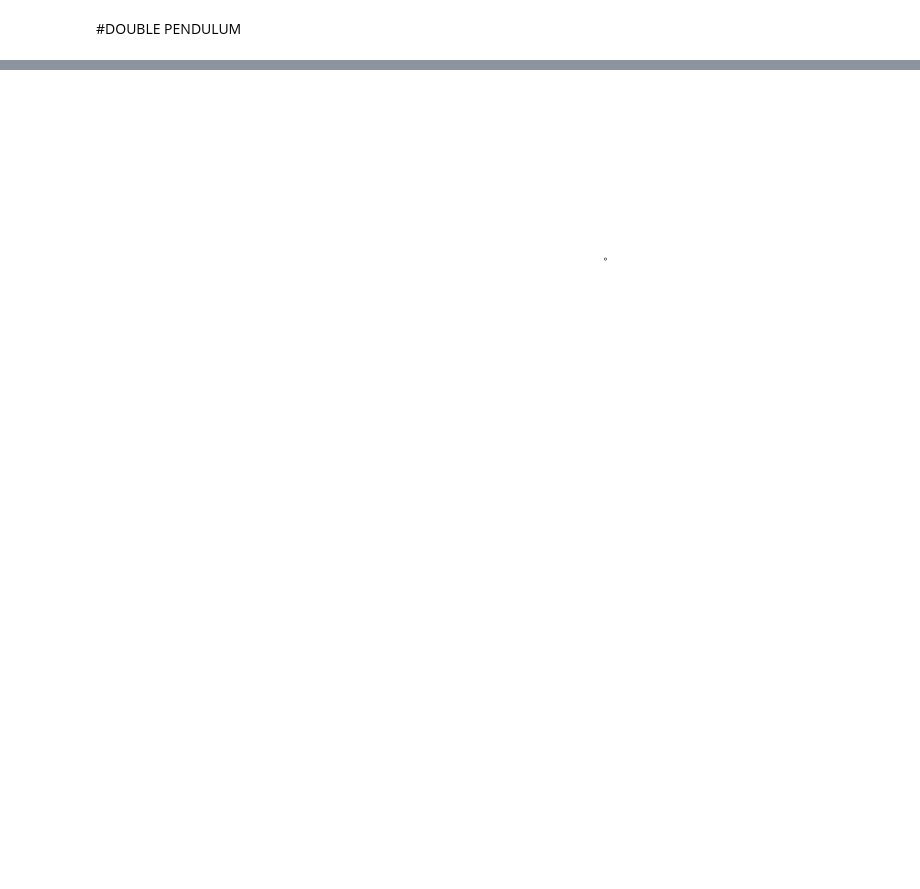
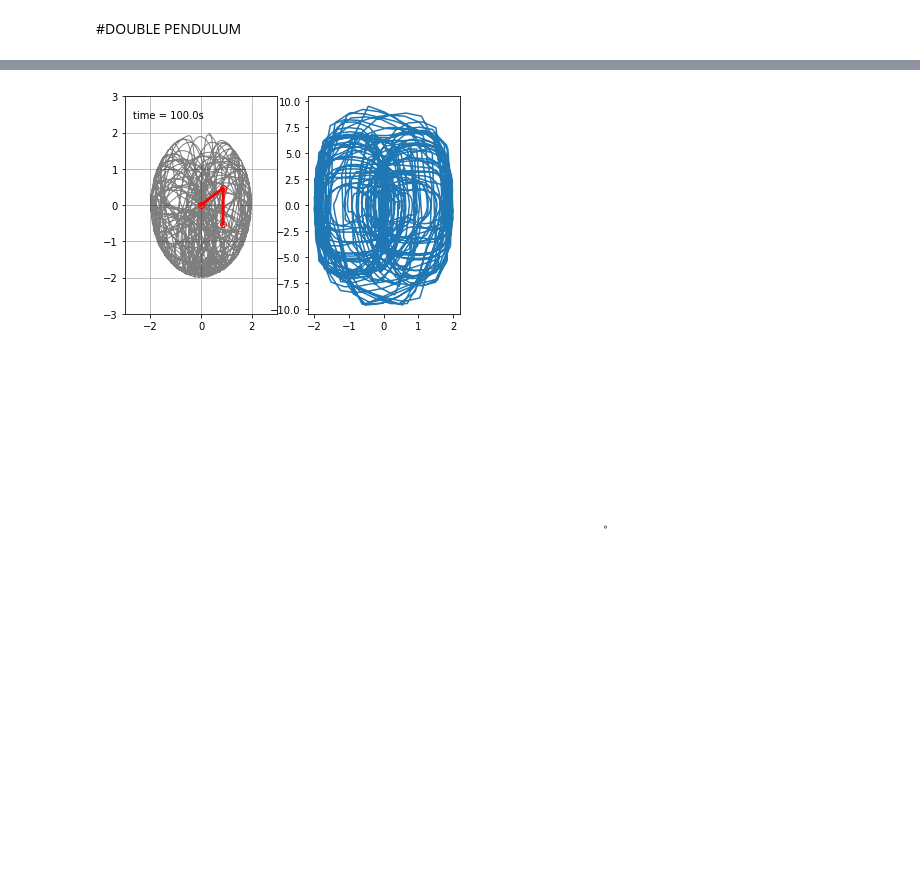
Before and after one commit to Dcal-dev/For-Study, a Jupyter notebook: For_Study_Dynamics.ipynb, the cells around one changed output, grey strips where cells are left out. Cells and saved outputs as stored; diff of their text form; code cells hidden in the pictures; blank space fills up the shorter version.

```diff
--- a/For_Study_Dynamics.ipynb
+++ b/For_Study_Dynamics.ipynb
@@ -890,9 +892,9 @@ L2=1
 m1=1
 m2=2
 
-the1=60
+the1=170
 ome1=0
-the2=80
+the2=172
 ome2=0
 
 state=np.radians([the1,ome1,the2,ome2])
@@ -943,11 +945,11 @@ ax = fig.add_subplot(121, autoscale_on=False, xlim=(-(L1+L2)*1.5, (L1+L2)*1.5),
 ax.grid()
 
 ax2 = fig.add_subplot(122,xlim=(-MAXx*1.1, MAXx*1.1), ylim=(-MAXdx*1.1, MAXdx*1.1))
-cache= ax.scatter([], [],c=[], cmap=cmap, vmin=0,vmax=1,lw=0.01)
+cache, = ax.plot([], [],'k',lw=1,alpha=0.5)
 
 
 
-line, = ax.plot([], [], 'o-', lw=2,markerfacecolor="None")
+line, = ax.plot([], [], 'ro-', lw=3,markerfacecolor="None")
 
 line2, = ax2.plot([],[])
 time_template = 'time = %.1fs'
@@ -977,17 +979,22 @@ def animate(i):
     CY.append(y2[i])
     dXdt.append(dx2dt[i])
     line2.set_data(X,dXdt)
+    cache.set_data(CX,CY)
+    '''
+    그래프 형식이 scatter일때
     cache.set_offsets(np.c_[CX,CY])
     inte= np.concatenate((np.array(inte)*0.985, np.ones(len(CX))))
+
     cache.set_array(inte)
 
-
+'''
 
 
     return line,line2, cache, time_text
 
 ani = animation.FuncAnimation(fig, animate, np.arange(1, len(INT)),
-                              interval=25, blit=True, init_func=init)
+                              interval=50/2.5, blit=True, init_func=init)
 #plt.show()
 #ani.save('double_pendulum.mp4', fps=15)
 HTML(ani.to_html5_video())
+# %% [output]
@@ -994,3 +1002,4 @@ HTML(ani.to_html5_video())
+[figure, added]
 # %%
 ####sclab###
 """
```
Also changed, not shown: parts of 2 cells of this notebook.
